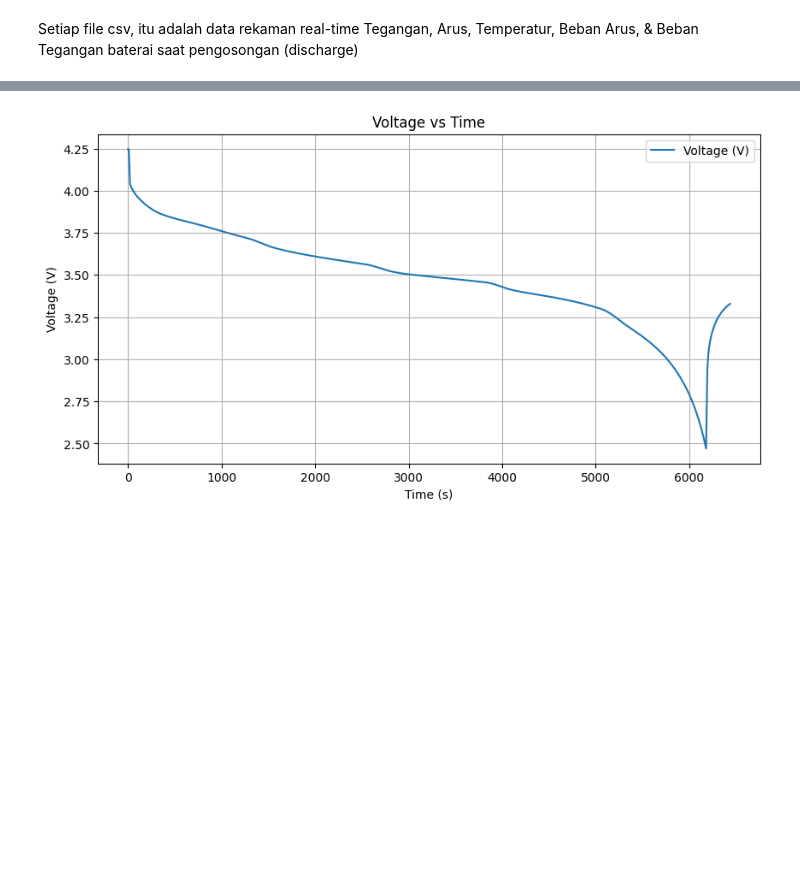
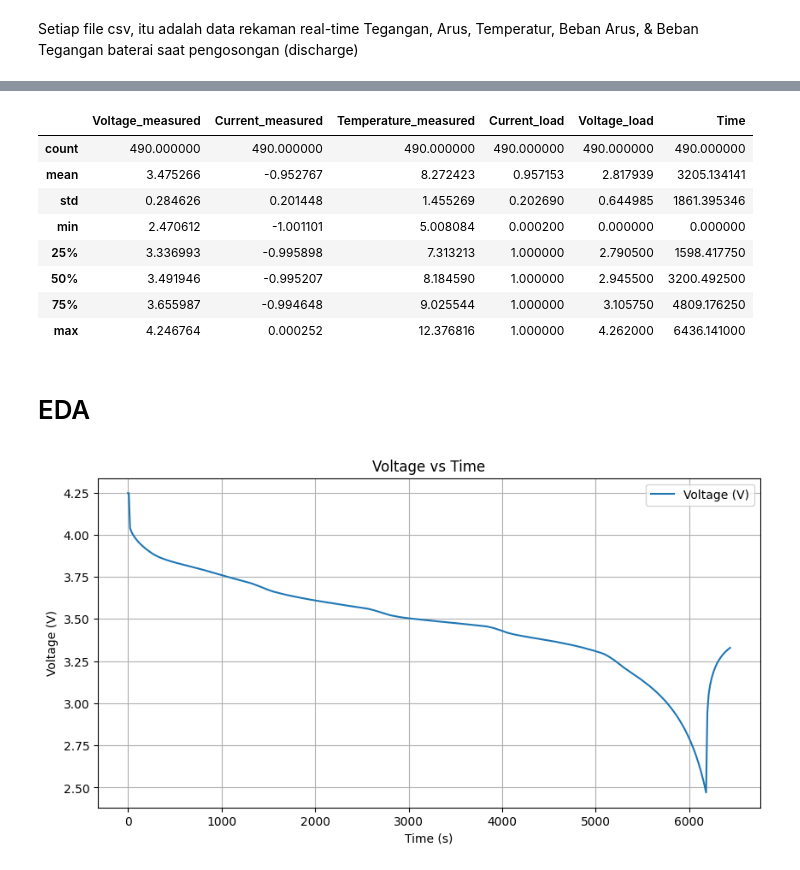
Before and after one commit to NandoG1/Comparative-Analysis-of-Machine-Learning-Models-for-Estimating-Li-ion-Batteries-State-of-Health, a Jupyter notebook: code.ipynb, the cells around one changed output, grey strips where cells are left out. Drawn from its saved outputs; the diff is of its cells as text; code cells hidden in the pictures; blank space fills up the shorter version.

```diff
--- a/code.ipynb
+++ b/code.ipynb
@@ -24,3 +37,17 @@ testing_record.head()
+# %%
+testing_record.describe()
+# %% [output]
+|  | Voltage_measured | Current_measured | Temperature_measured | Current_load | Voltage_load | Time |
+| count | 490.000000 | 490.000000 | 490.000000 | 490.000000 | 490.000000 | 490.000000 |
+| mean | 3.475266 | -0.952767 | 8.272423 | 0.957153 | 2.817939 | 3205.134141 |
+| std | 0.284626 | 0.201448 | 1.455269 | 0.202690 | 0.644985 | 1861.395346 |
+| min | 2.470612 | -1.001101 | 5.008084 | 0.000200 | 0.000000 | 0.000000 |
+| 25% | 3.336993 | -0.995898 | 7.313213 | 1.000000 | 2.790500 | 1598.417750 |
+| 50% | 3.491946 | -0.995207 | 8.184590 | 1.000000 | 2.945500 | 3200.492500 |
+| 75% | 3.655987 | -0.994648 | 9.025544 | 1.000000 | 3.105750 | 4809.176250 |
+| max | 4.246764 | 0.000252 | 12.376816 | 1.000000 | 4.262000 | 6436.141000 |
+# %% [markdown]
+# EDA
 # %%
 plt.figure(figsize=(10, 5))
 plt.plot(testing_record['Time'],testing_record['Voltage_measured'], label='Voltage (V)')
```
Also changed, not shown: parts of 10 cells of this notebook.
